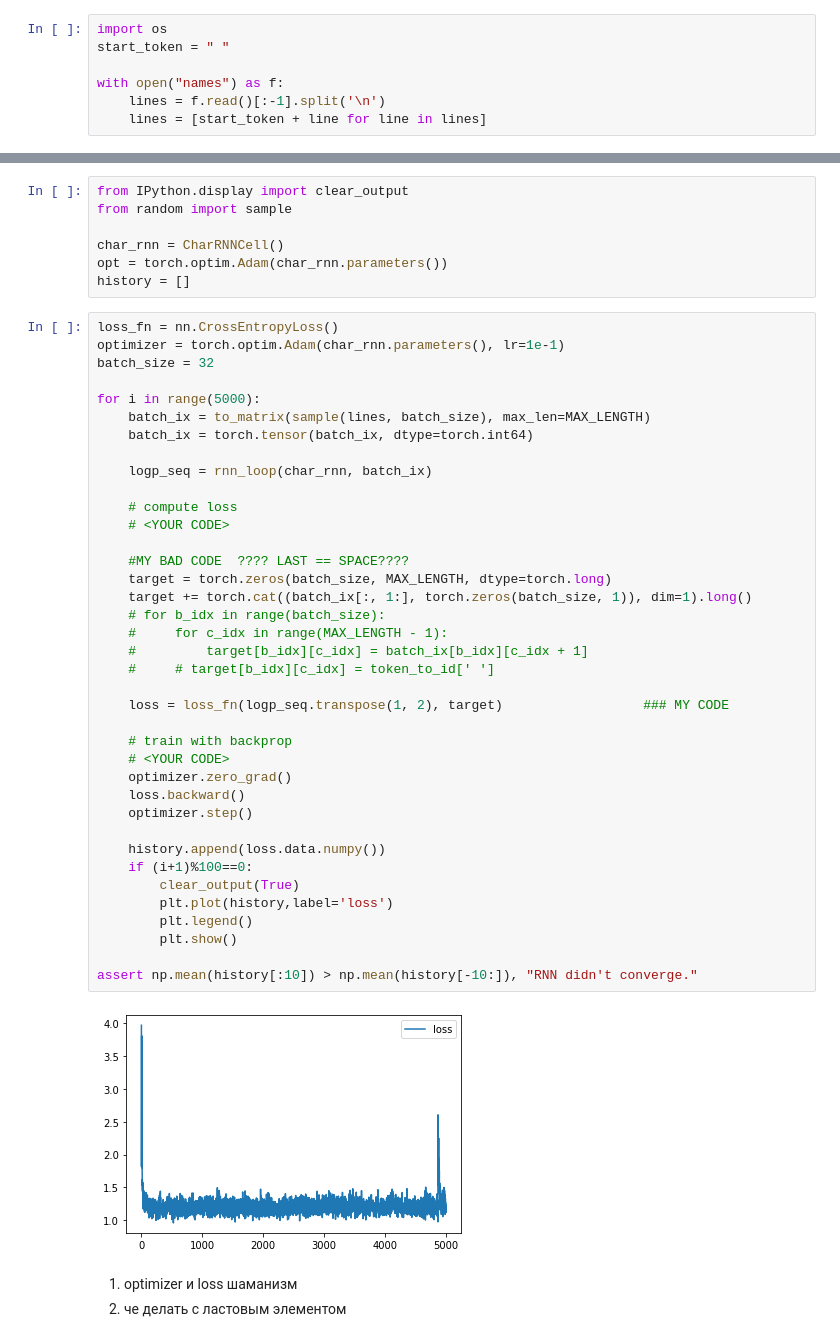
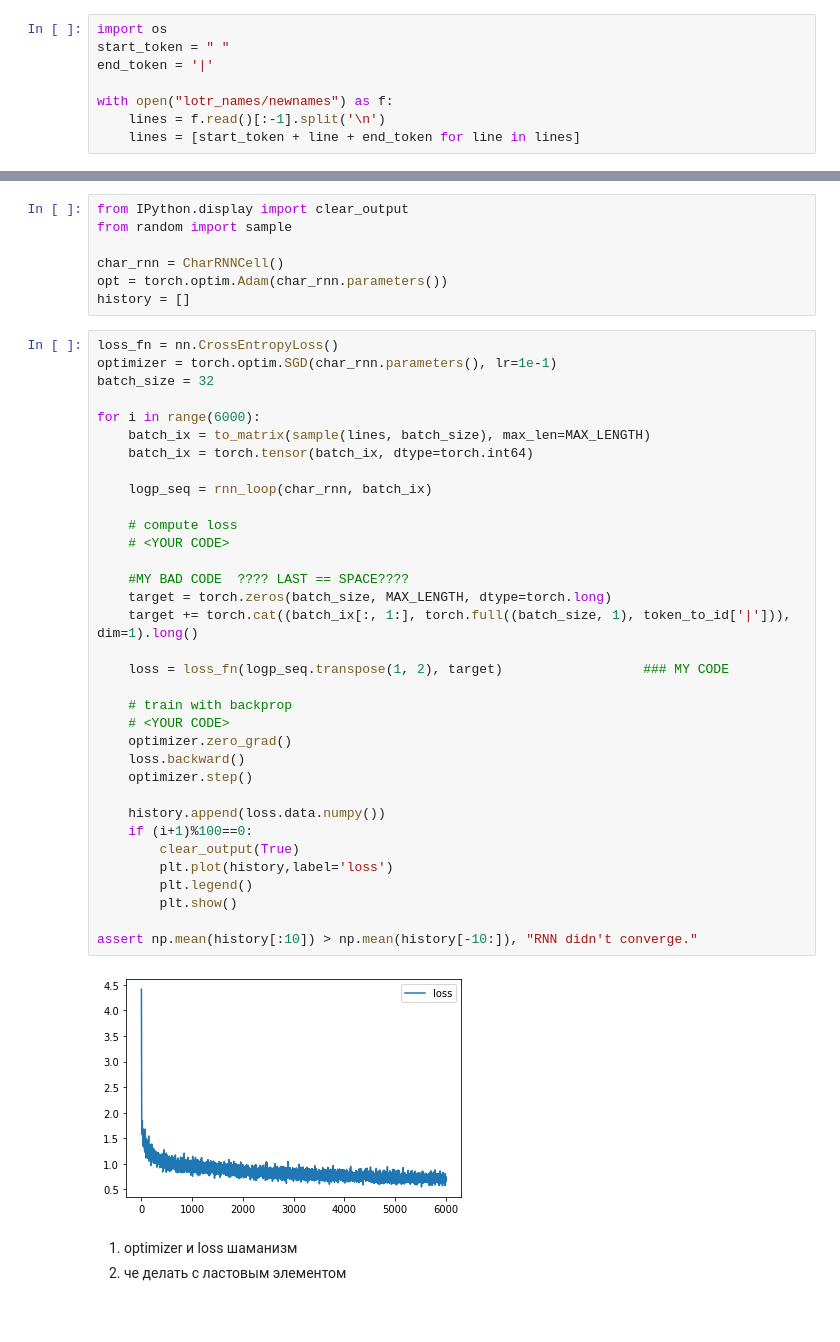
Before and after one commit to bagrorg/ml-course, a Jupyter notebook: 2022-spring-part-2/hws/HW2_rnn_pytorch_pr/HW2_rnn_pytorch.ipynb, the cells around one changed output, grey strips where cells are left out. Drawn from its saved outputs; the diff is of its cells as text.

Commit message:
fixed_loop and + end token

```diff
--- a/2022-spring-part-2/hws/HW2_rnn_pytorch_pr/HW2_rnn_pytorch.ipynb
+++ b/2022-spring-part-2/hws/HW2_rnn_pytorch_pr/HW2_rnn_pytorch.ipynb
@@ -29,10 +29,11 @@ This notebook has been designed so as to allow you to quickly swap names for som
 # %%
 import os
 start_token = " "
+end_token = '|'
 
-with open("names") as f:
+with open("lotr_names/newnames") as f:
     lines = f.read()[:-1].split('\n')
-    lines = [start_token + line for line in lines]
+    lines = [start_token + line + end_token for line in lines]
 # %%
 print ('n samples = ',len(lines))
 for x in lines[::1000]:
@@ -244,44 +237,40 @@ opt = torch.optim.Adam(char_rnn.parameters())
 history = []
 # %%
 loss_fn = nn.CrossEntropyLoss()
-optimizer = torch.optim.Adam(char_rnn.parameters(), lr=1e-1)
+optimizer = torch.optim.SGD(char_rnn.parameters(), lr=1e-1)
 batch_size = 32
 
-for i in range(5000):
+for i in range(6000):
     batch_ix = to_matrix(sample(lines, batch_size), max_len=MAX_LENGTH)
     batch_ix = torch.tensor(batch_ix, dtype=torch.int64)
 
     logp_seq = rnn_loop(char_rnn, batch_ix)
 
     # compute loss
     # <YOUR CODE>
 
     #MY BAD CODE  ???? LAST == SPACE????
     target = torch.zeros(batch_size, MAX_LENGTH, dtype=torch.long)
-    target += torch.cat((batch_ix[:, 1:], torch.zeros(batch_size, 1)), dim=1).long()
-    # for b_idx in range(batch_size):
-    #     for c_idx in range(MAX_LENGTH - 1):
-    #         target[b_idx][c_idx] = batch_ix[b_idx][c_idx + 1]
-    #     # target[b_idx][c_idx] = token_to_id[' ']
+    target += torch.cat((batch_ix[:, 1:], torch.full((batch_size, 1), token_to_id['|'])), dim=1).long()
 
     loss = loss_fn(logp_seq.transpose(1, 2), target)                  ### MY CODE
 
     # train with backprop
     # <YOUR CODE>
     optimizer.zero_grad()
     loss.backward()
     optimizer.step()
 
     history.append(loss.data.numpy())
     if (i+1)%100==0:
         clear_output(True)
         plt.plot(history,label='loss')
         plt.legend()
         plt.show()
 
 assert np.mean(history[:10]) > np.mean(history[-10:]), "RNN didn't converge."
 # %% [output]
-[figure, old version]
+[figure, new version]
 # %% [markdown]
 1. optimizer и loss шаманизм
 2. че делать с ластовым элементом
```
Also changed, not shown: parts of 7 cells of this notebook.
